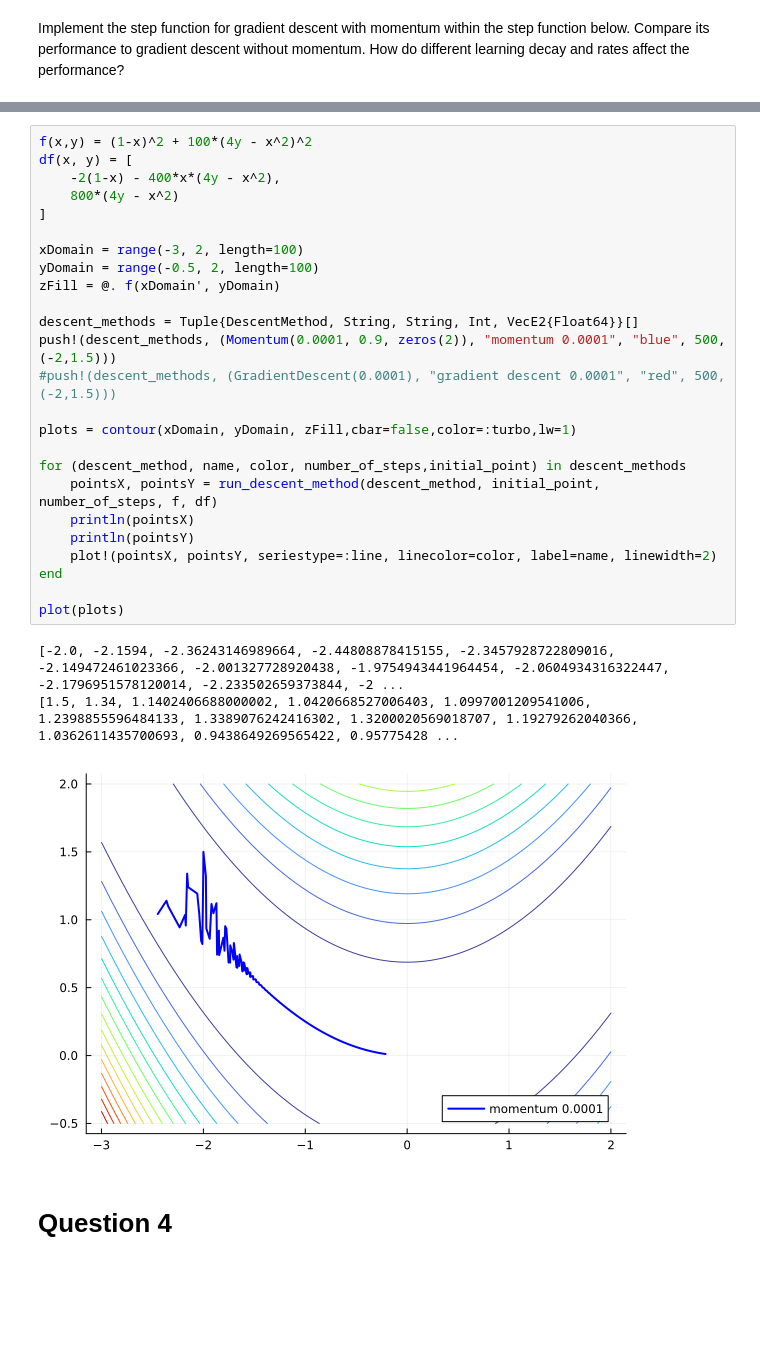
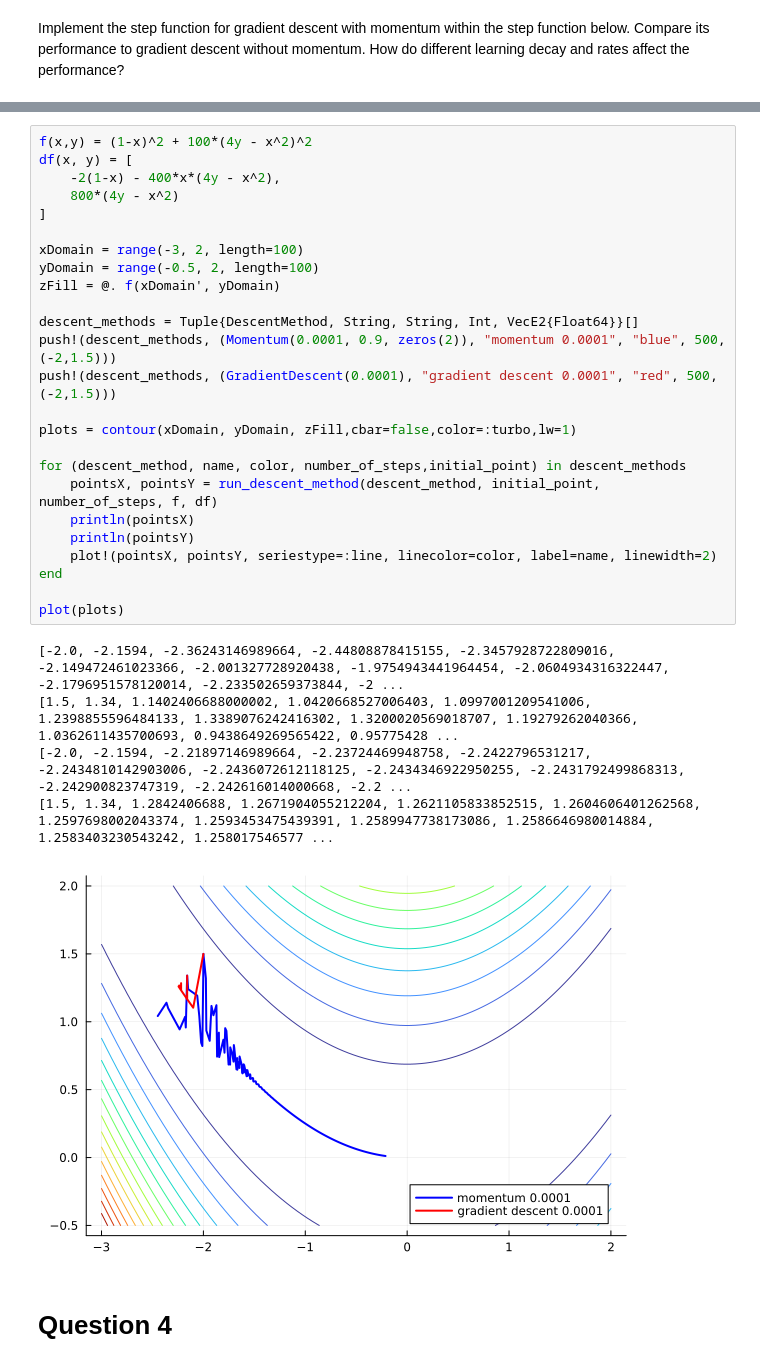
Before and after one commit to nguyenluan3017/HPC, a Jupyter notebook: Opt/Tutorial10.ipynb, the cells around one changed output, grey strips where cells are left out. Saved outputs shown, nothing was run; the diff lists cells and outputs as text; blank space fills up the shorter version.

```diff
--- a/Opt/Tutorial10.ipynb
+++ b/Opt/Tutorial10.ipynb
@@ -98,32 +99,34 @@ step! (generic function with 3 methods)
 # %%
 f(x,y) = (1-x)^2 + 100*(4y - x^2)^2
 df(x, y) = [
     -2(1-x) - 400*x*(4y - x^2),
     800*(4y - x^2)
 ]
 
 xDomain = range(-3, 2, length=100)
 yDomain = range(-0.5, 2, length=100)
 zFill = @. f(xDomain', yDomain)
 
 descent_methods = Tuple{DescentMethod, String, String, Int, VecE2{Float64}}[]
 push!(descent_methods, (Momentum(0.0001, 0.9, zeros(2)), "momentum 0.0001", "blue", 500, (-2,1.5)))
-#push!(descent_methods, (GradientDescent(0.0001), "gradient descent 0.0001", "red", 500, (-2,1.5)))
+push!(descent_methods, (GradientDescent(0.0001), "gradient descent 0.0001", "red", 500, (-2,1.5)))
 
 plots = contour(xDomain, yDomain, zFill,cbar=false,color=:turbo,lw=1)
 
 for (descent_method, name, color, number_of_steps,initial_point) in descent_methods
     pointsX, pointsY = run_descent_method(descent_method, initial_point, number_of_steps, f, df)
     println(pointsX)
     println(pointsY)
     plot!(pointsX, pointsY, seriestype=:line, linecolor=color, label=name, linewidth=2)
 end
 
 plot(plots)
 # %% [output]
 [-2.0, -2.1594, -2.36243146989664, -2.44808878415155, -2.3457928722809016, -2.149472461023366, -2.001327728920438, -1.9754943441964454, -2.0604934316322447, -2.1796951578120014, -2.233502659373844, -2 ...
 [1.5, 1.34, 1.1402406688000002, 1.0420668527006403, 1.0997001209541006, 1.2398855596484133, 1.3389076242416302, 1.3200020569018707, 1.19279262040366, 1.0362611435700693, 0.9438649269565422, 0.95775428 ...
+[-2.0, -2.1594, -2.21897146989664, -2.23724469948758, -2.2422796531217, -2.2434810142903006, -2.2436072612118125, -2.2434346922950255, -2.2431792499868313, -2.242900823747319, -2.242616014000668, -2.2 ...
+[1.5, 1.34, 1.2842406688, 1.2671904055212204, 1.2621105833852515, 1.2604606401262568, 1.2597698002043374, 1.2593453475439391, 1.2589947738173086, 1.2586646980014884, 1.2583403230543242, 1.258017546577 ...
-[figure, old version]
+[figure, new version]
 # %% [markdown]
 # Question 4
 # %% [markdown]
```
Also changed, not shown: parts of 5 cells of this notebook.
